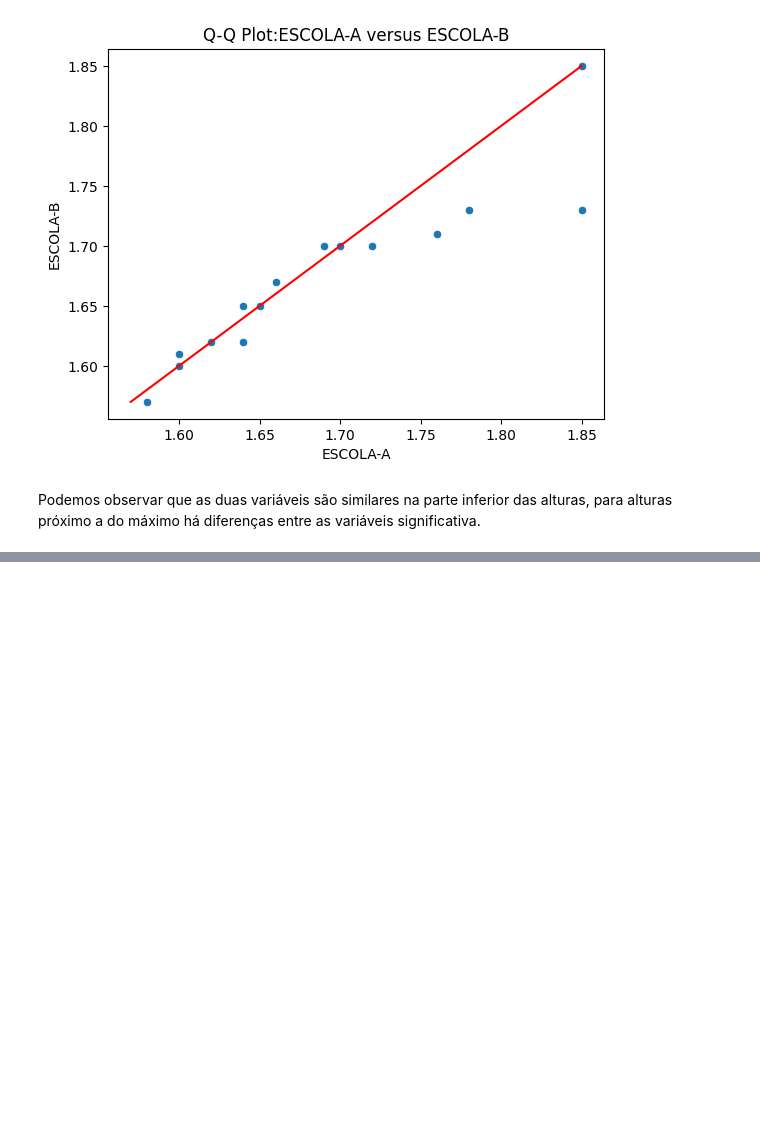
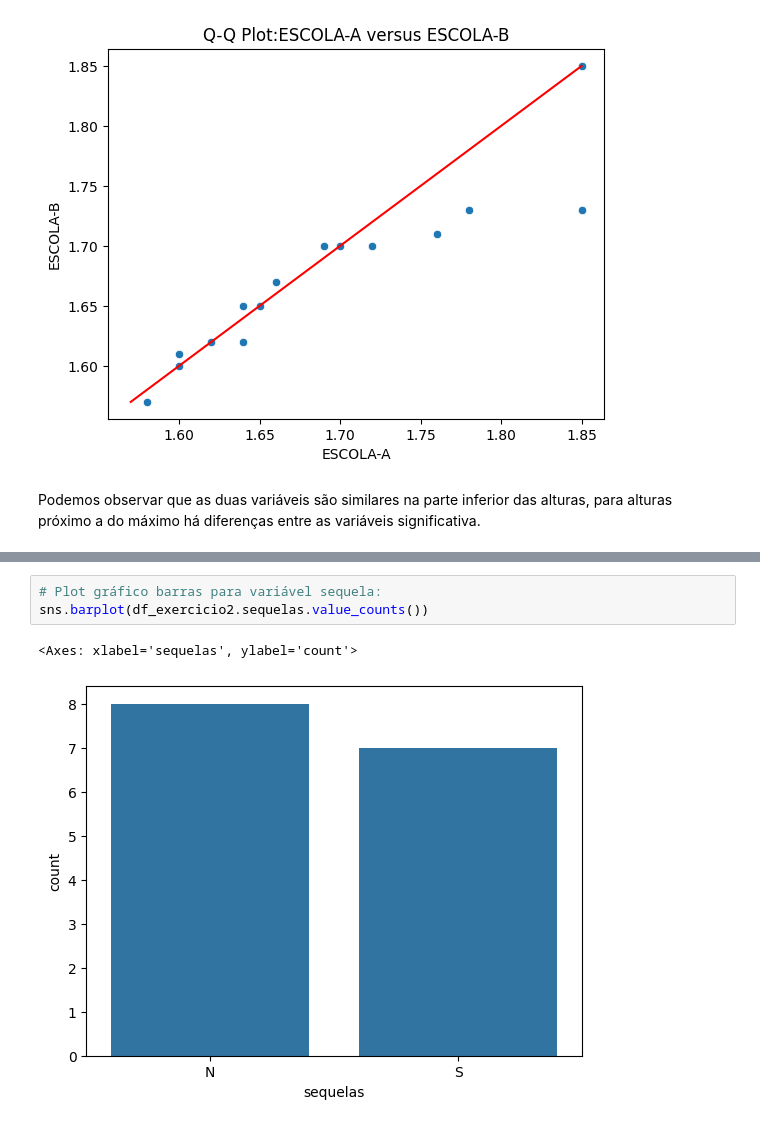
Before and after one commit to sabinorsp/nocoes_de_probabilidade_e_estatistica, a Jupyter notebook: capitulo-1.ipynb, the cells around one changed output, grey strips where cells are left out. Cells and saved outputs as stored; diff of their text form; blank space fills up the shorter version.

```diff
--- a/capitulo-1.ipynb
+++ b/capitulo-1.ipynb
@@ -417,0 +488,6 @@ e. Grau de satisfação da população brasileira com relação ao trabalho de s
+# %%
+# Plot gráfico barras para variável sequela:
+sns.barplot(df_exercicio2.sequelas.value_counts())
+# %% [output]
+<Axes: xlabel='sequelas', ylabel='count'>
+[figure, added]
```
Also changed, not shown: parts of 17 cells of this notebook.
